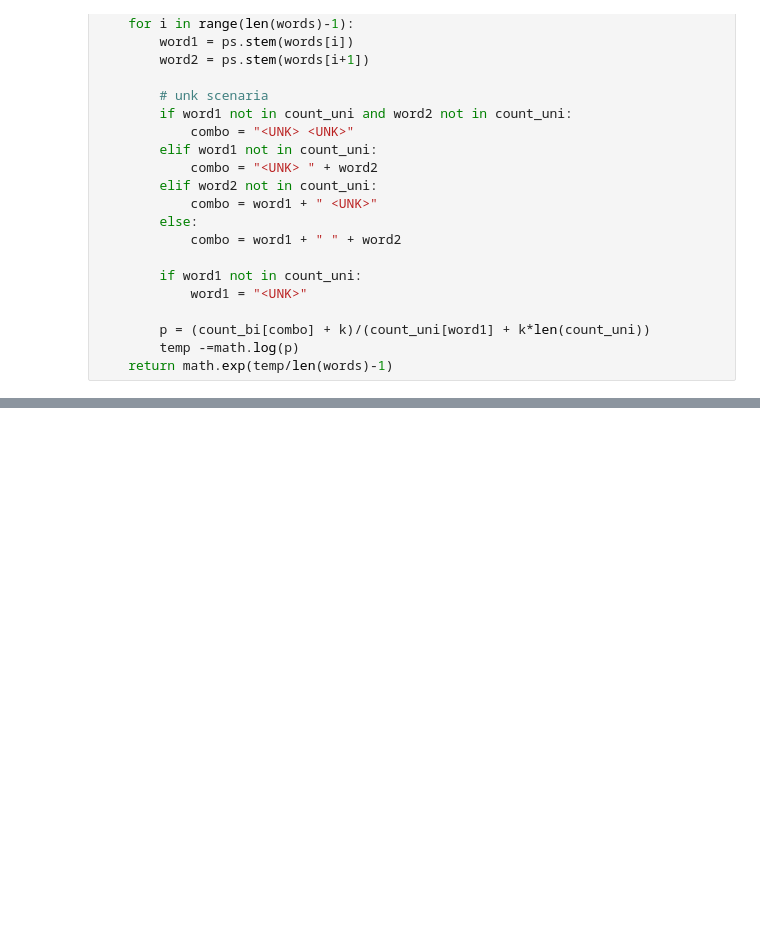
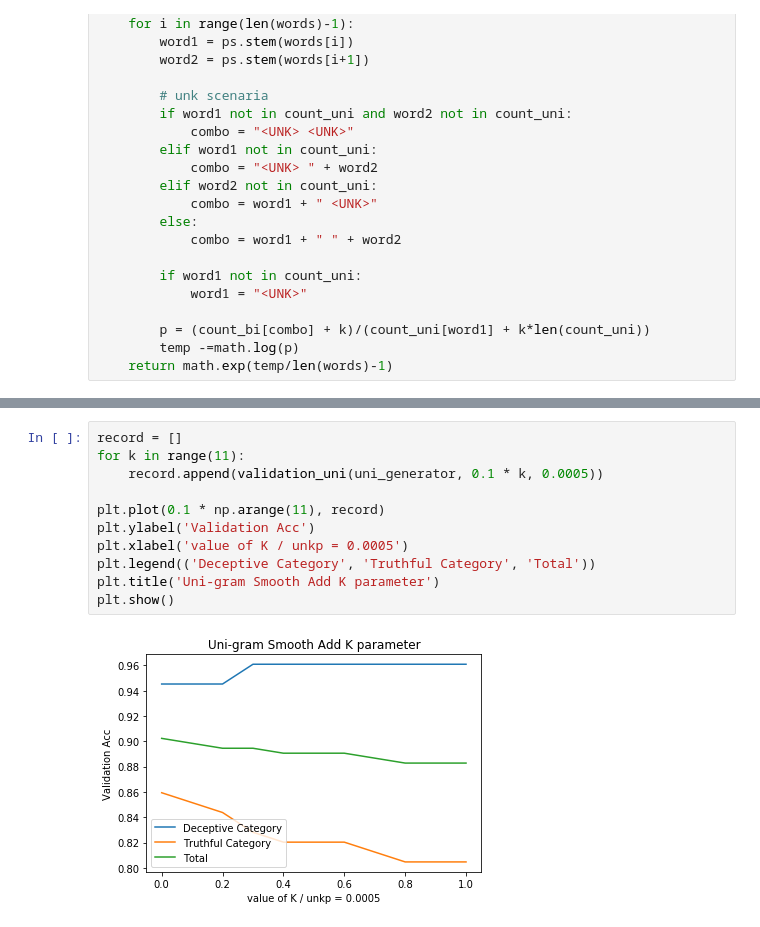
Before and after one commit to Yingyingyu0801/nlp_p1, a Jupyter notebook: LanguageModel.ipynb, the cells around one changed output, grey strips where cells are left out. Saved outputs shown, nothing was run; the diff lists cells and outputs as text; blank space fills up the shorter version.

```diff
--- a/LanguageModel.ipynb
+++ b/LanguageModel.ipynb
@@ -202,0 +278,13 @@ print(correct_bi/num_corpus)
+# %%
+record = []
+for k in range(11):
+    record.append(validation_uni(uni_generator, 0.1 * k, 0.0005))
+
+plt.plot(0.1 * np.arange(11), record)
+plt.ylabel('Validation Acc')
+plt.xlabel('value of K / unkp = 0.0005')
+plt.legend(('Deceptive Category', 'Truthful Category', 'Total'))
+plt.title('Uni-gram Smooth Add K parameter')
+plt.show()
+# %% [output]
+[figure, added]
```
Also changed, not shown: parts of 33 cells of this notebook, 2 other files.
